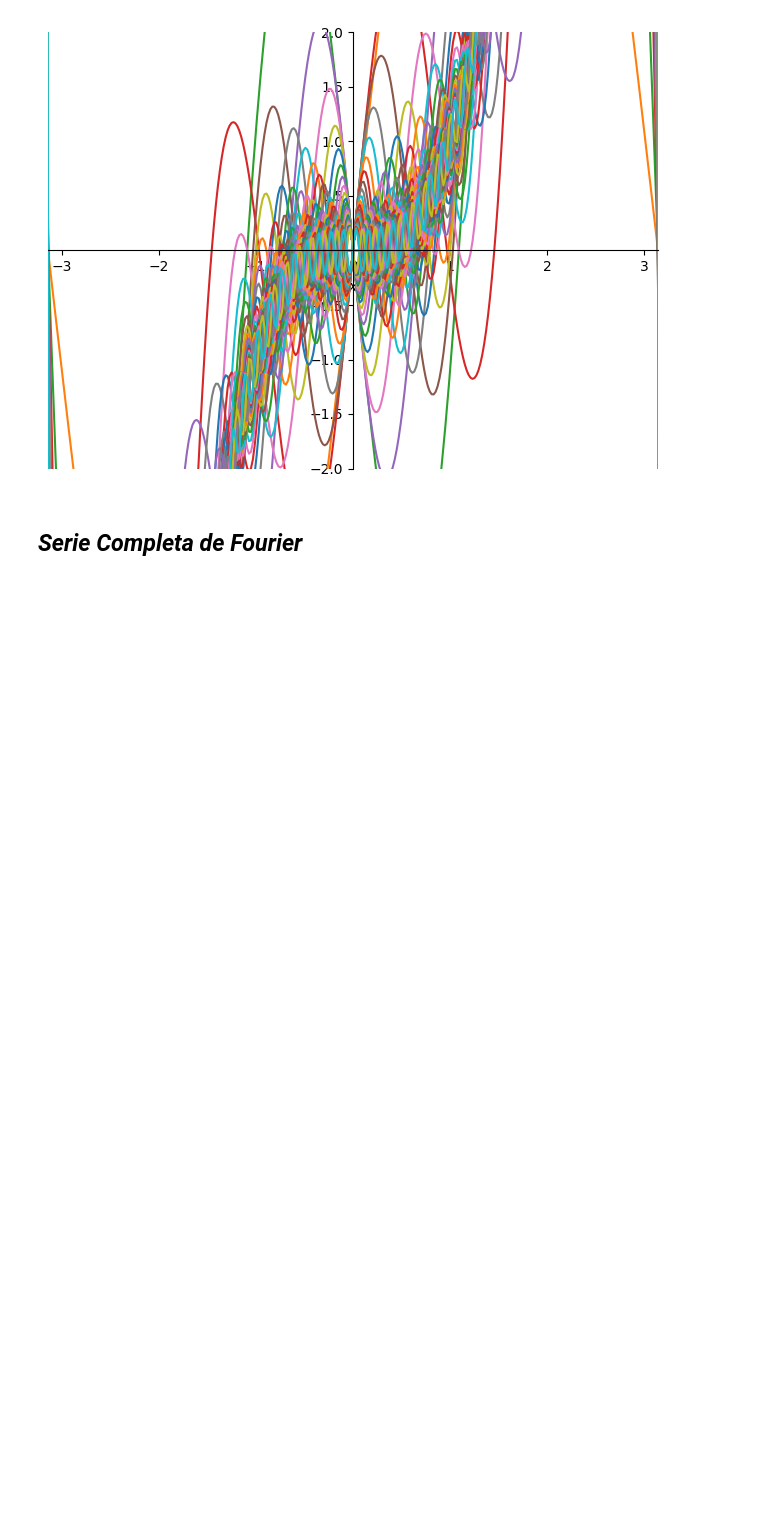
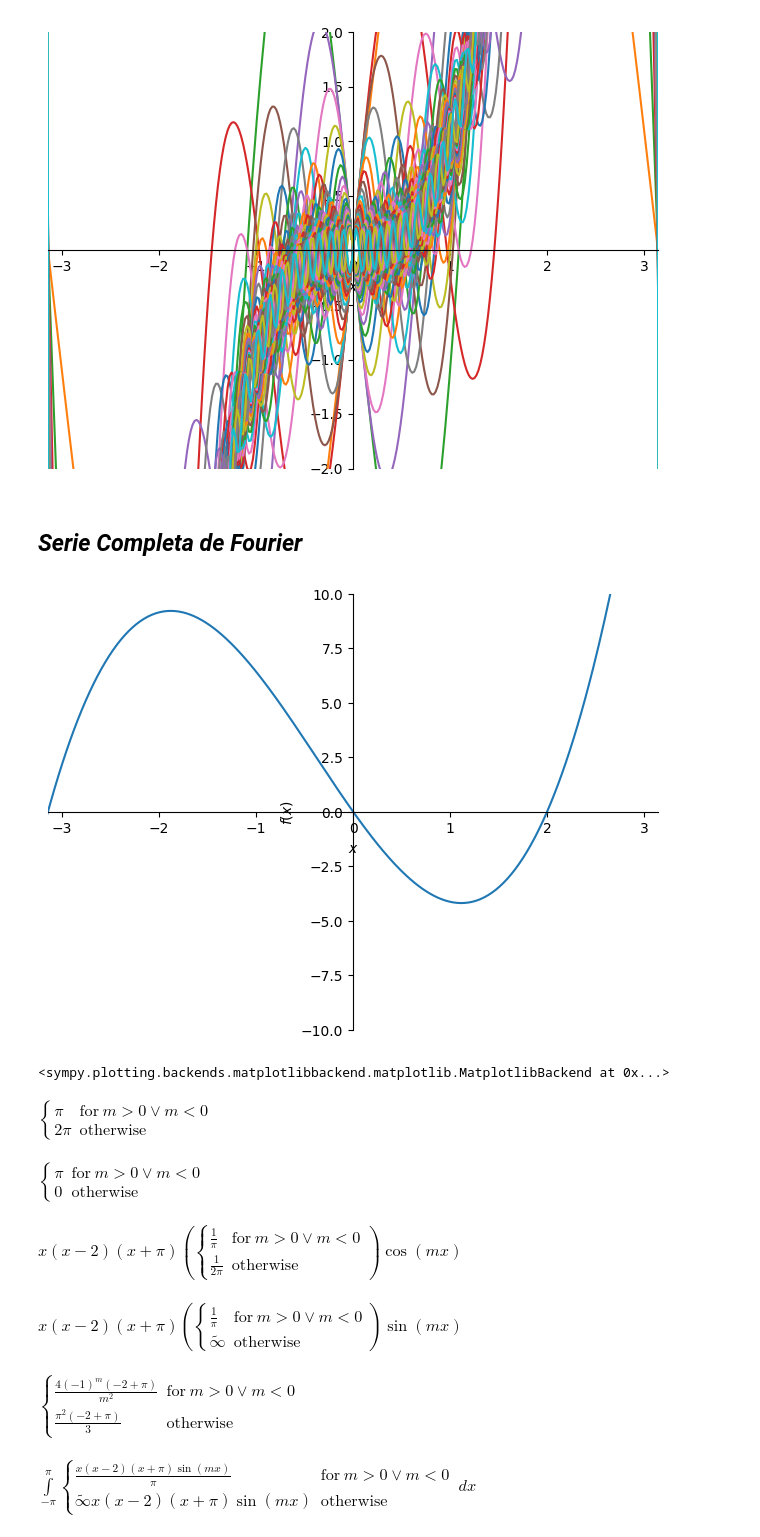
Before and after one commit to 19peirooo/Programas, a Jupyter notebook: Repaso/Fourier.ipynb, the cells around one changed output. Cells and saved outputs as stored; diff of their text form; code cells hidden in the pictures; blank space fills up the shorter version.

```diff
--- a/Repaso/Fourier.ipynb
+++ b/Repaso/Fourier.ipynb
@@ -152,3 +152,21 @@ grp.show()
 [figure]
 # %% [markdown]
 ## _Serie Completa de Fourier_
+# %%
+m,n,L = smp.symbols('m n L', integer=True, postive=True)
+x = smp.symbols('x')
+
+summ =smp.Function('summ')
+f =smp.Function('f')
+A=smp.Function('A')
+B=smp.Function('B')
+
+f = f(x)
+A=A(m)
+B=B(m)
+# %%
+L = smp.pi
+f=x*(x+smp.pi)*(x-2)
+# %% [output]
+[figure, added]
+<sympy.plotting.backends.matplotlibbackend.matplotlib.MatplotlibBackend at 0x...>
@@ -154,0 +176,8 @@ grp.show()
+# %%
+CosMdotCosM
+# %% [output]
+$\displaystyle \begin{cases} \pi & \text{for}\: m > 0 \vee m < 0 \\2 \pi & \text{otherwise} \end{cases}$
+# %%
+SinMdotSinM
+# %% [output]
+$\displaystyle \begin{cases} \pi & \text{for}\: m > 0 \vee m < 0 \\0 & \text{otherwise} \end{cases}$
@@ -154,0 +187,8 @@ grp.show()
+# %%
+integrandA
+# %% [output]
+$\displaystyle x \left(x - 2\right) \left(x + \pi\right) \left(\begin{cases} \frac{1}{\pi} & \text{for}\: m > 0 \vee m < 0 \\\frac{1}{2 \pi} & \text{otherwise} \end{cases}\right) \cos{\left(m x \right)}$
+# %%
+integrandB
+# %% [output]
+$\displaystyle x \left(x - 2\right) \left(x + \pi\right) \left(\begin{cases} \frac{1}{\pi} & \text{for}\: m > 0 \vee m < 0 \\\tilde{\infty} & \text{otherwise} \end{cases}\right) \sin{\left(m x \right)}$
@@ -154,0 +199,8 @@ grp.show()
+# %%
+A
+# %% [output]
+$\displaystyle \begin{cases} \frac{4 \left(-1\right)^{m} \left(-2 + \pi\right)}{m^{2}} & \text{for}\: m > 0 \vee m < 0 \\\frac{\pi^{2} \left(-2 + \pi\right)}{3} & \text{otherwise} \end{cases}$
+# %%
+B
+# %% [output]
+$\displaystyle \int\limits_{- \pi}^{\pi} \begin{cases} \frac{x \left(x - 2\right) \left(x + \pi\right) \sin{\left(m x \right)}}{\pi} & \text{for}\: m > 0 \vee m < 0 \\\tilde{\infty} x \left(x - 2\right) \left(x + \pi\right) \sin{\left(m x \right)} & \text{otherwise} \end{cases}\, dx$
```
Also changed, not shown: parts of 4 cells of this notebook.
